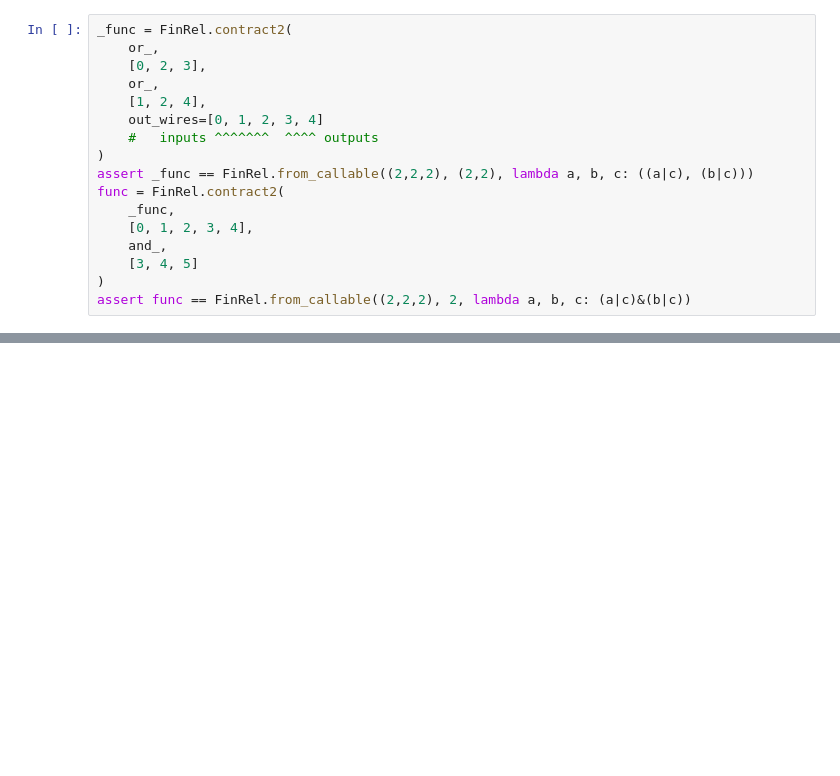
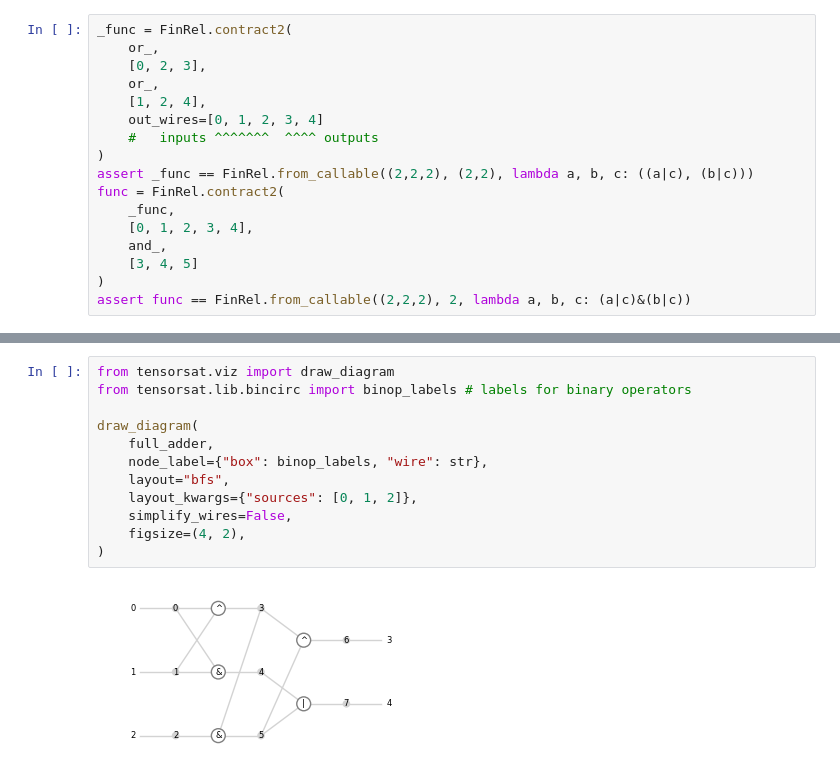
Before and after one commit to hashberg-io/tensorsat, a Jupyter notebook: notebooks/01-introduction.ipynb, the cells around one changed output, grey strips where cells are left out. Cells and saved outputs as stored; diff of their text form; blank space fills up the shorter version.

Commit message:
feat: start writing about diagrams, include skeleton of points still to be covered

```diff
--- a/notebooks/01-introduction.ipynb
+++ b/notebooks/01-introduction.ipynb
@@ -287,0 +317,14 @@ assert func == FinRel.from_callable((2,2,2), 2, lambda a, b, c: (a|c)&(b|c))
+# %%
+from tensorsat.viz import draw_diagram
+from tensorsat.lib.bincirc import binop_labels # labels for binary operators
+
+draw_diagram(
+    full_adder,
+    node_label={"box": binop_labels, "wire": str},
+    layout="bfs",
+    layout_kwargs={"sources": [0, 1, 2]},
+    simplify_wires=False,
+    figsize=(4, 2),
+)
+# %% [output]
+[figure, added]
```
Also changed, not shown: parts of 21 cells of this notebook.
